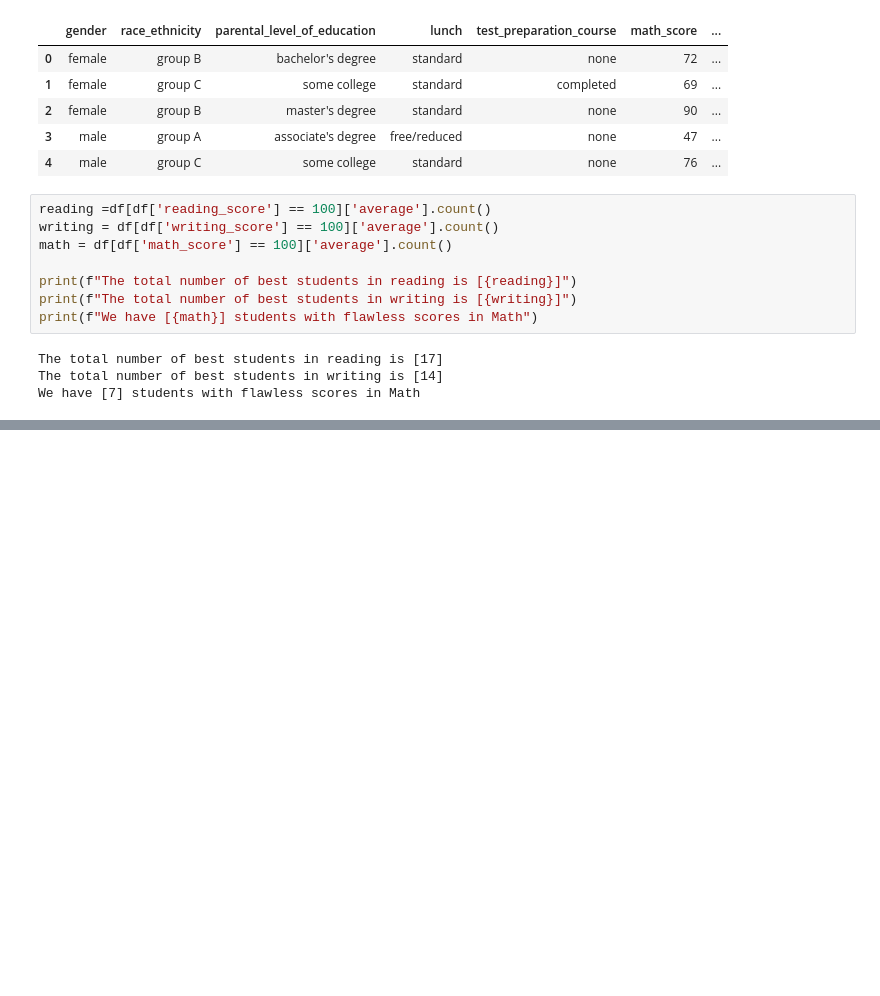
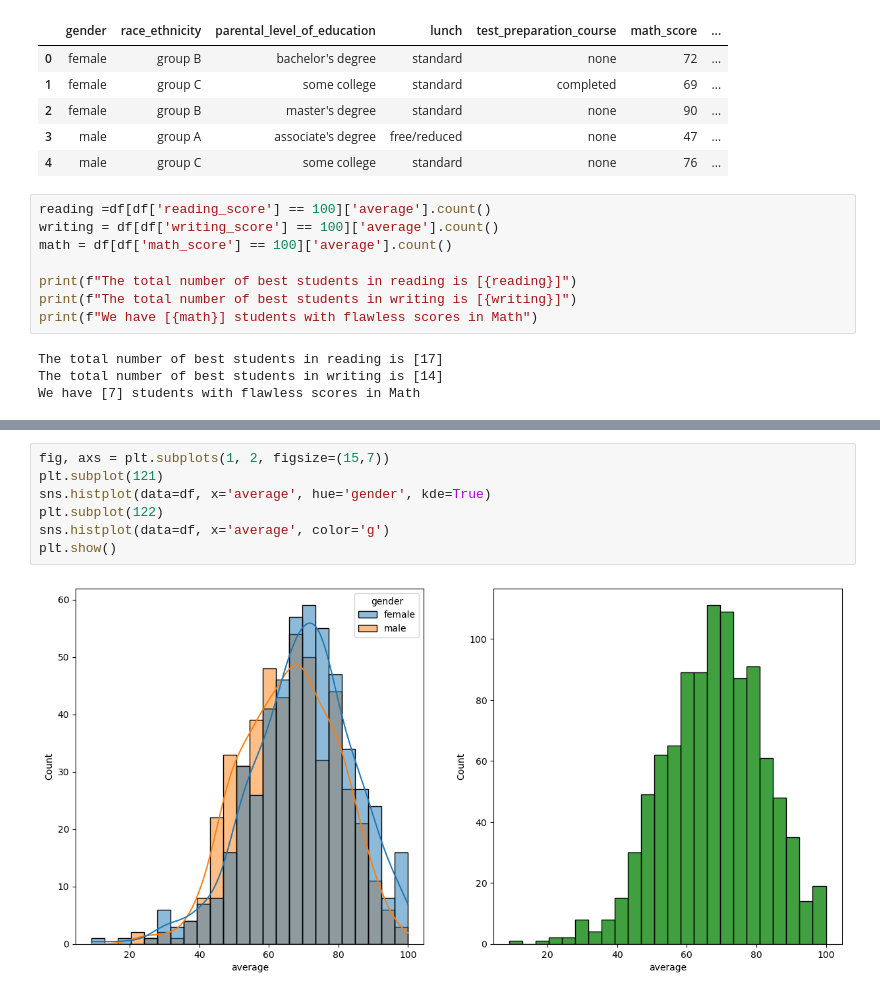
Before and after one commit to isaacayz/mlopsproject, a Jupyter notebook: notebook/Student Performance.ipynb, the cells around one changed output, grey strips where cells are left out. Drawn from its saved outputs; the diff is of its cells as text; blank space fills up the shorter version.

```diff
--- a/notebook/Student Performance.ipynb
+++ b/notebook/Student Performance.ipynb
@@ -131,0 +144,9 @@ We have [7] students with flawless scores in Math
+# %%
+fig, axs = plt.subplots(1, 2, figsize=(15,7))
+plt.subplot(121)
+sns.histplot(data=df, x='average', hue='gender', kde=True)
+plt.subplot(122)
+sns.histplot(data=df, x='average', color='g')
+plt.show()
+# %% [output]
+[figure, added]
```
Also changed, not shown: parts of 1 cell of this notebook.
